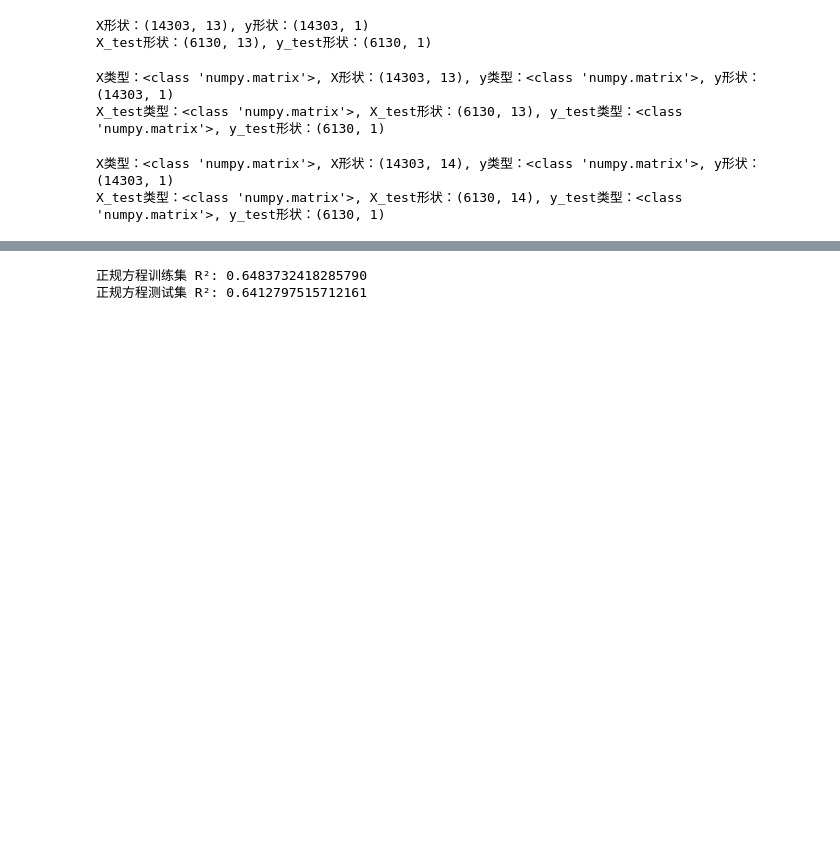
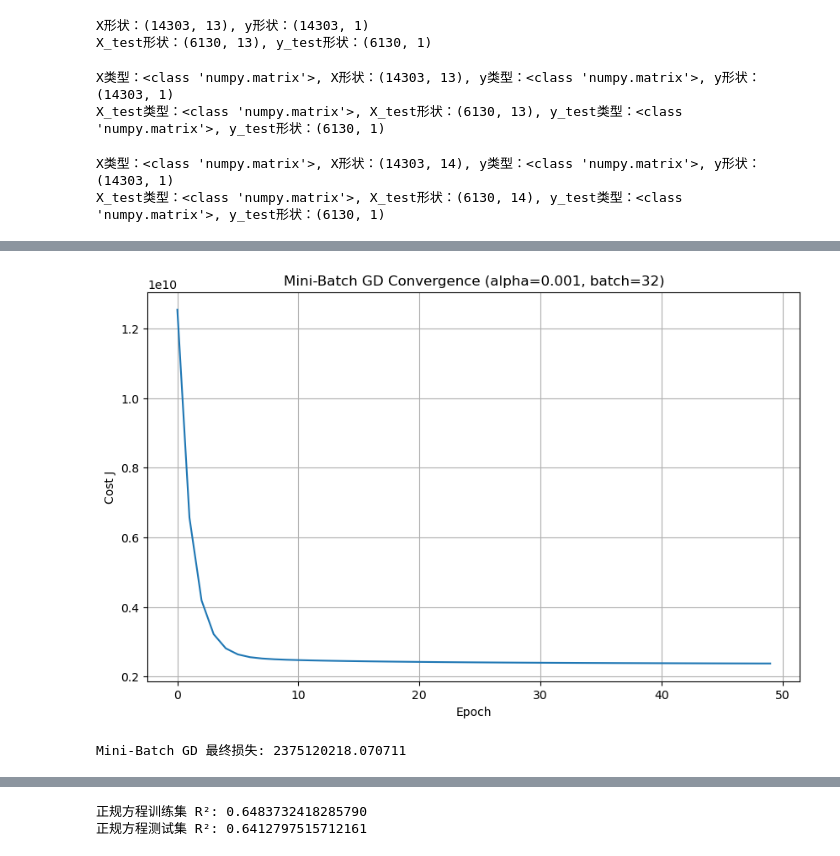
Before and after one commit to cche0214/Machine-Learning-and-Optimization, a Jupyter notebook: Ex1.ipynb, the cells around one changed output, grey strips where cells are left out. Saved outputs shown, nothing was run; the diff lists cells and outputs as text; code cells hidden in the pictures; blank space fills up the shorter version.

```diff
--- a/Ex1.ipynb
+++ b/Ex1.ipynb
@@ -355,0 +528,16 @@ plt.show()
+# %%
+# 可视化Mini-Batch GD训练过程
+import matplotlib.pyplot as plt
+
+plt.figure(figsize=(10, 6))
+plt.plot(J_history_mbgd)
+plt.xlabel('Epoch')
+plt.ylabel('Cost J')
+plt.title(f'Mini-Batch GD Convergence (alpha={alpha_mbgd}, batch={batch_size})')
+plt.grid(True)
+plt.show()
+
+print(f"Mini-Batch GD 最终损失: {J_history_mbgd[-1]:.6f}")
+# %% [output]
+[figure, added]
+Mini-Batch GD 最终损失: 2375120218.070711
```
Also changed, not shown: parts of 10 cells of this notebook.
